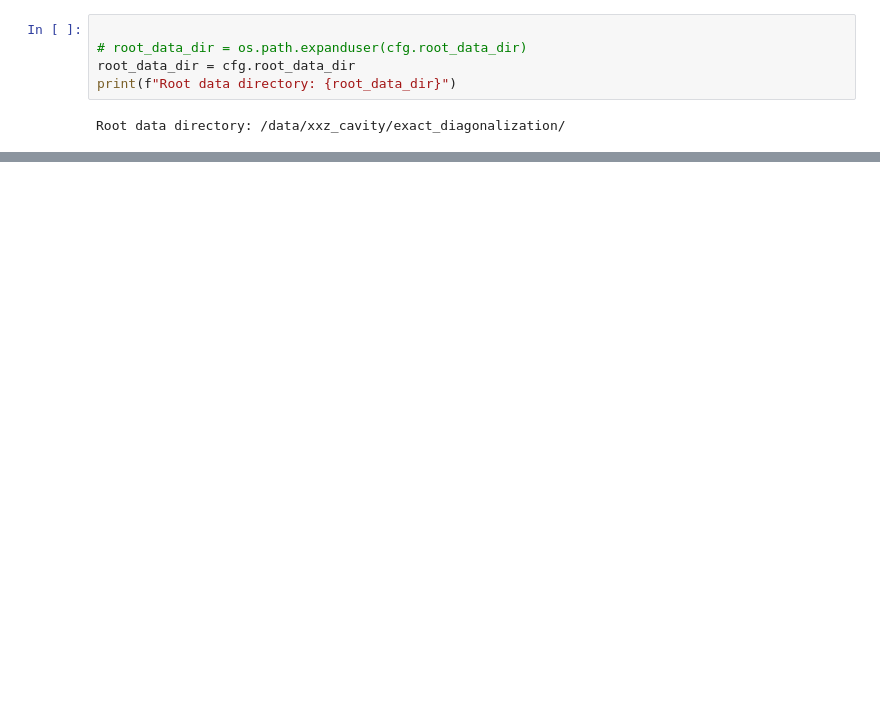
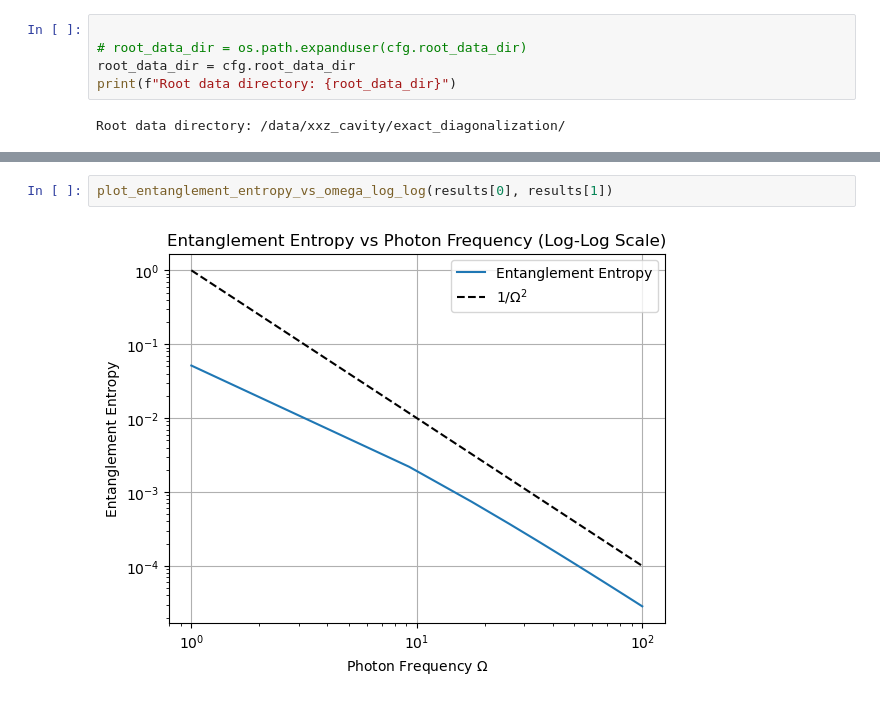
Before and after one commit to FerdinandToelkes/xxz_cavity, a Jupyter notebook: scripts/exact_diagonalization/analysis_notebook.ipynb, the cells around one changed output, grey strips where cells are left out. Saved outputs shown, nothing was run; the diff lists cells and outputs as text; blank space fills up the shorter version.

```diff
--- a/scripts/exact_diagonalization/analysis_notebook.ipynb
+++ b/scripts/exact_diagonalization/analysis_notebook.ipynb
@@ -157,0 +311,4 @@ def plot_ground_state_amplitudes_vs_U(U_list: np.ndarray, ground_states: np.ndar
+# %%
+plot_entanglement_entropy_vs_omega_log_log(results[0], results[1])
+# %% [output]
+[figure, added]
```
Also changed, not shown: parts of 8 cells of this notebook, 2 other files.
